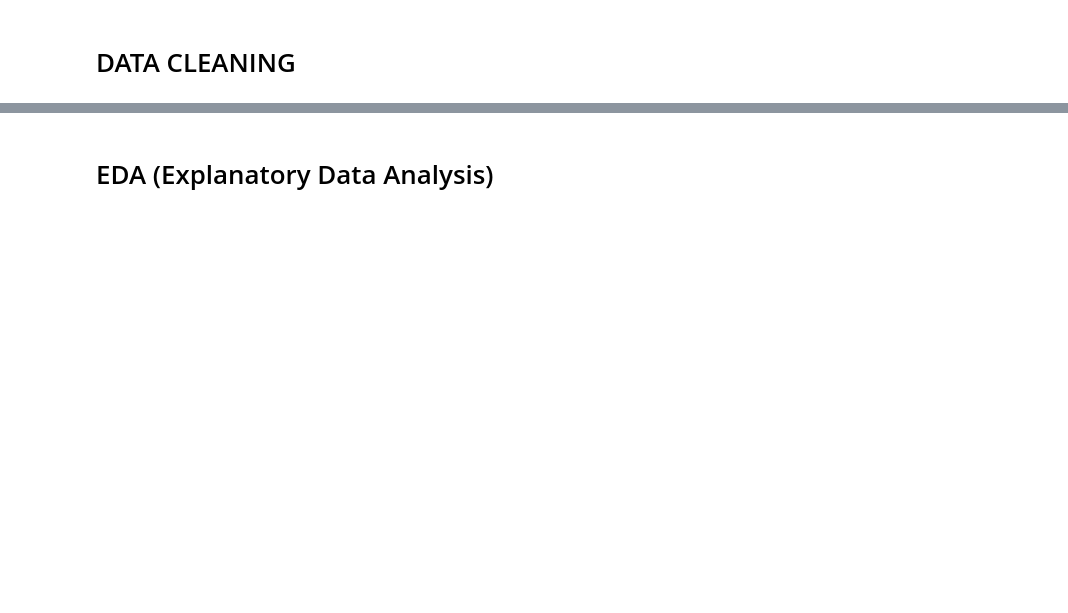
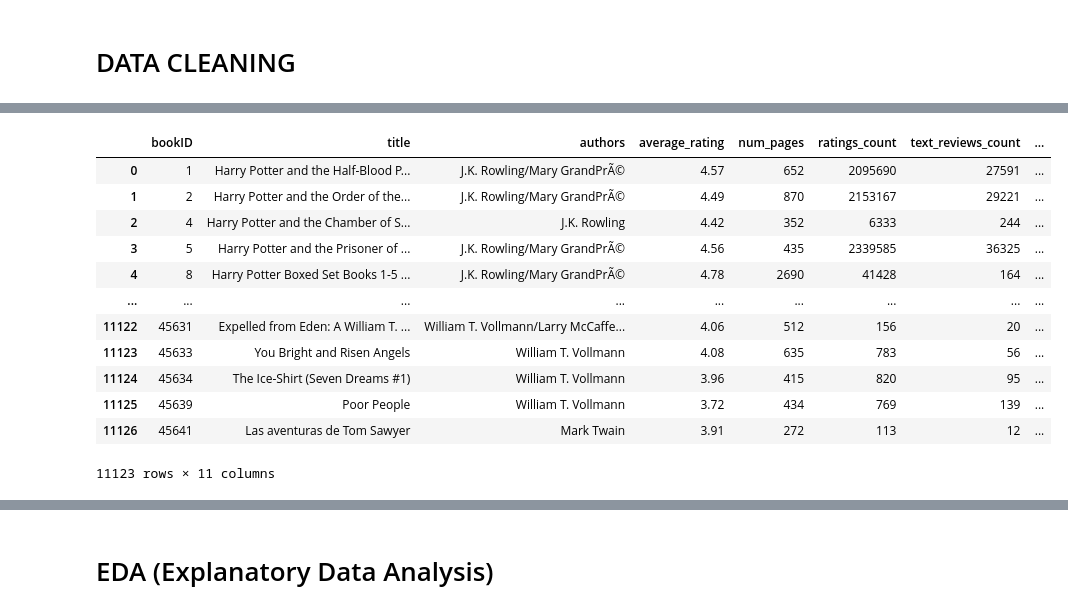
Before and after one commit to berkayersoy/Project6_Books, a Jupyter notebook: books_project.ipynb, the cells around one changed output, grey strips where cells are left out. Saved outputs shown, nothing was run; the diff lists cells and outputs as text; code cells hidden in the pictures; blank space fills up the shorter version.

```diff
--- a/books_project.ipynb
+++ b/books_project.ipynb
@@ -147,10 +334,24 @@ df.loc[df['publication_date'] > '2021-01-01', 'publication_date'] -= pd.DateOffs
 # %%
 def splitting_string(text):
     first_author = text.split('/')
     return first_author[0]
 
-one_author_df['only_author'] = one_author_df['authors'].apply(lambda x : splitting_string(x))
+df['only_author'] = df['authors'].apply(lambda x : splitting_string(x))
 
-one_author_df
+df
+# %% [output]
+|  | bookID | title | authors | average_rating | num_pages | ratings_count | text_reviews_count | ... |
+| 0 | 1 | Harry Potter and the Half-Blood P... | J.K. Rowling/Mary GrandPrÃ© | 4.57 | 652 | 2095690 | 27591 | ... |
+| 1 | 2 | Harry Potter and the Order of the... | J.K. Rowling/Mary GrandPrÃ© | 4.49 | 870 | 2153167 | 29221 | ... |
+| 2 | 4 | Harry Potter and the Chamber of S... | J.K. Rowling | 4.42 | 352 | 6333 | 244 | ... |
+| 3 | 5 | Harry Potter and the Prisoner of ... | J.K. Rowling/Mary GrandPrÃ© | 4.56 | 435 | 2339585 | 36325 | ... |
+| 4 | 8 | Harry Potter Boxed Set Books 1-5 ... | J.K. Rowling/Mary GrandPrÃ© | 4.78 | 2690 | 41428 | 164 | ... |
+| ... | ... | ... | ... | ... | ... | ... | ... | ... |
+| 11122 | 45631 | Expelled from Eden: A William T. ... | William T. Vollmann/Larry McCaffe... | 4.06 | 512 | 156 | 20 | ... |
+| 11123 | 45633 | You Bright and Risen Angels | William T. Vollmann | 4.08 | 635 | 783 | 56 | ... |
+| 11124 | 45634 | The Ice-Shirt (Seven Dreams #1) | William T. Vollmann | 3.96 | 415 | 820 | 95 | ... |
+| 11125 | 45639 | Poor People | William T. Vollmann | 3.72 | 434 | 769 | 139 | ... |
+| 11126 | 45641 | Las aventuras de Tom Sawyer | Mark Twain | 3.91 | 272 | 113 | 12 | ... |
+11123 rows × 11 columns
 # %%
 #one_author_df[["title","only_author"]].loc[100:]
```
Also changed, not shown: parts of 42 cells of this notebook, 4 other files.
